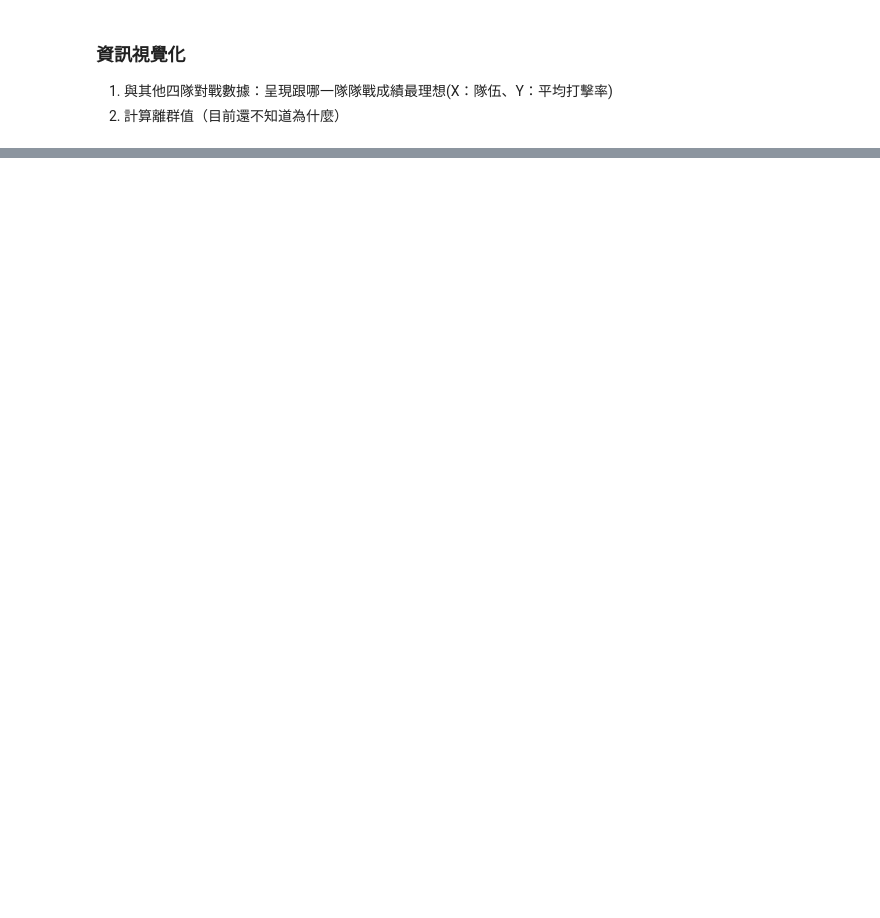
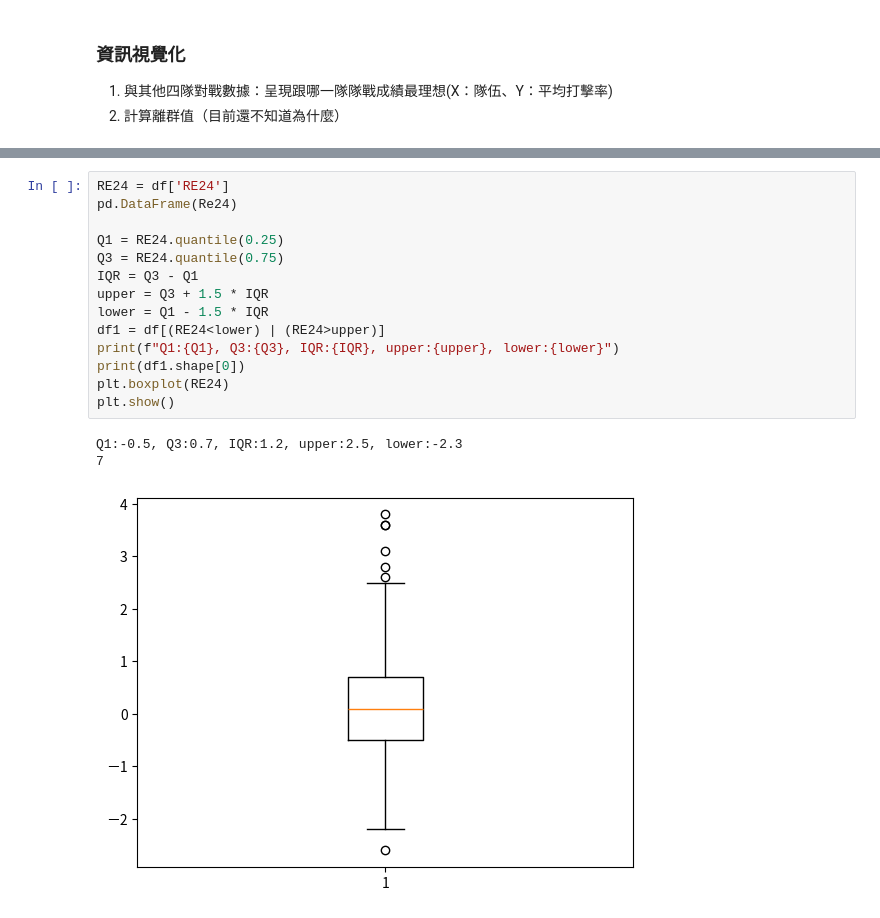
Before and after one commit to Rachelyah/CPBL_Baseball_ML_project, a Jupyter notebook: (2)資料清洗&視覺化.ipynb, the cells around one changed output, grey strips where cells are left out. Cells and saved outputs as stored; diff of their text form; blank space fills up the shorter version.

```diff
--- a/(2)資料清洗&視覺化.ipynb
+++ b/(2)資料清洗&視覺化.ipynb
@@ -194,0 +193,18 @@ df1
+# %%
+RE24 = df['RE24']
+pd.DataFrame(Re24)
+
+Q1 = RE24.quantile(0.25)
+Q3 = RE24.quantile(0.75)
+IQR = Q3 - Q1
+upper = Q3 + 1.5 * IQR
+lower = Q1 - 1.5 * IQR
+df1 = df[(RE24<lower) | (RE24>upper)]
+print(f"Q1:{Q1}, Q3:{Q3}, IQR:{IQR}, upper:{upper}, lower:{lower}")
+print(df1.shape[0])
+plt.boxplot(RE24)
+plt.show()
+# %% [output]
+Q1:-0.5, Q3:0.7, IQR:1.2, upper:2.5, lower:-2.3
+7
+[figure, added]
```
Also changed, not shown: parts of 13 cells of this notebook, 4 other files.
